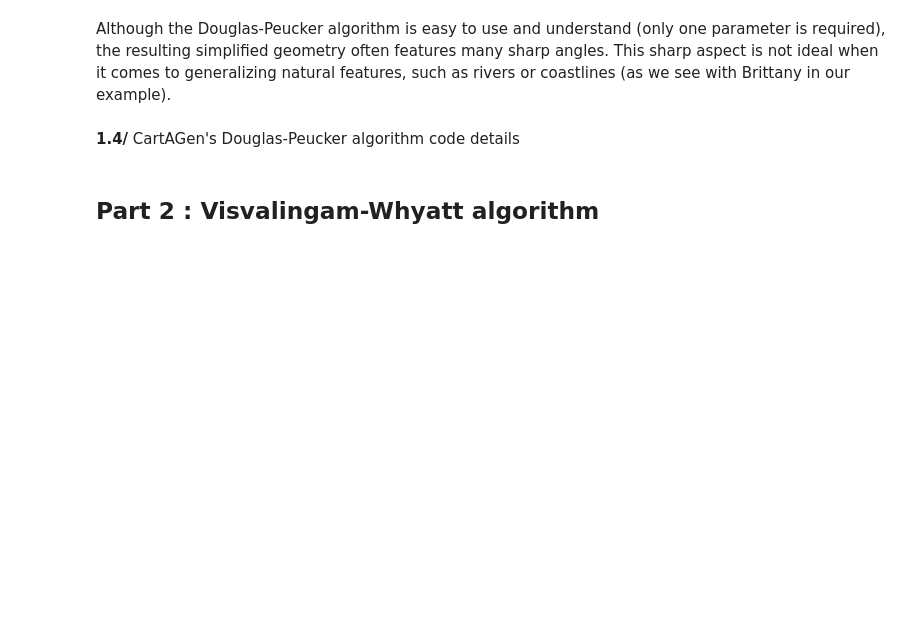
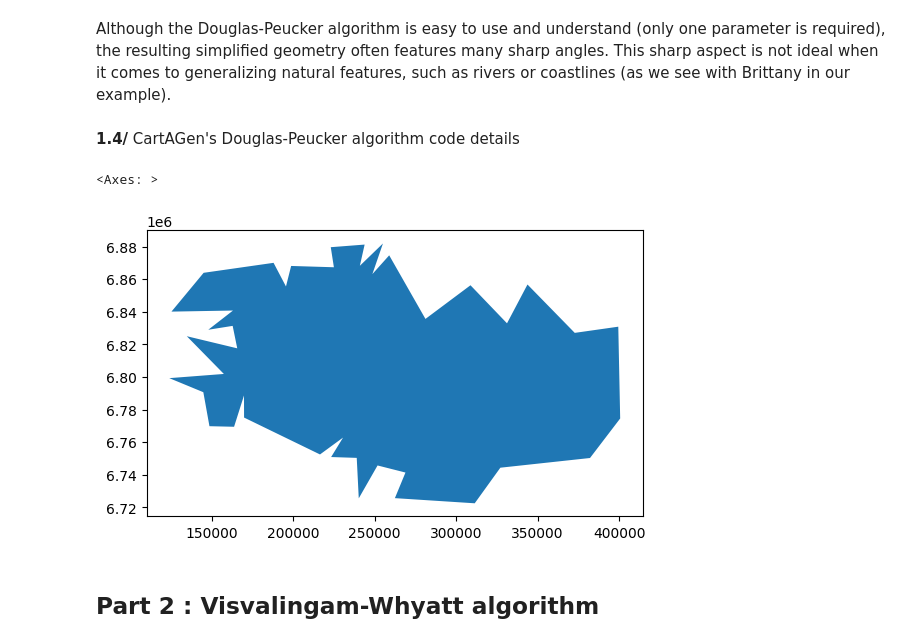
Before and after one commit to LostInZoom/cartagen-notebooks, a Jupyter notebook: algorithm_explaination.ipynb, the cells around one changed output. Saved outputs shown, nothing was run; the diff lists cells and outputs as text; code cells hidden in the pictures; blank space fills up the shorter version.

```diff
--- a/algorithm_explaination.ipynb
+++ b/algorithm_explaination.ipynb
@@ -380,9 +372,12 @@ Although the Douglas-Peucker algorithm is easy to use and understand (only one p
 # %% [markdown]
 **1.4/** CartAGen's Douglas-Peucker algorithm code details
 # %%
-res = cg.douglas_peucker(list(line_1.geometry), threshold=1 ,preserve_topology=False) #in this example, "line_1" is a GeoDataFrame
+res = cg.douglas_peucker(list(line_1.geometry), threshold=10000 ,preserve_topology=False) #in this example, "line_1" is a GeoDataFrame
 
 gp.GeoDataFrame(geometry = res).plot()
+# %% [output]
+<Axes: >
+[figure, added]
 # %% [markdown]
 ##  **Part 2** : Visvalingam-Whyatt algorithm
 # %% [markdown]
```
Also changed, not shown: parts of 14 cells of this notebook.
